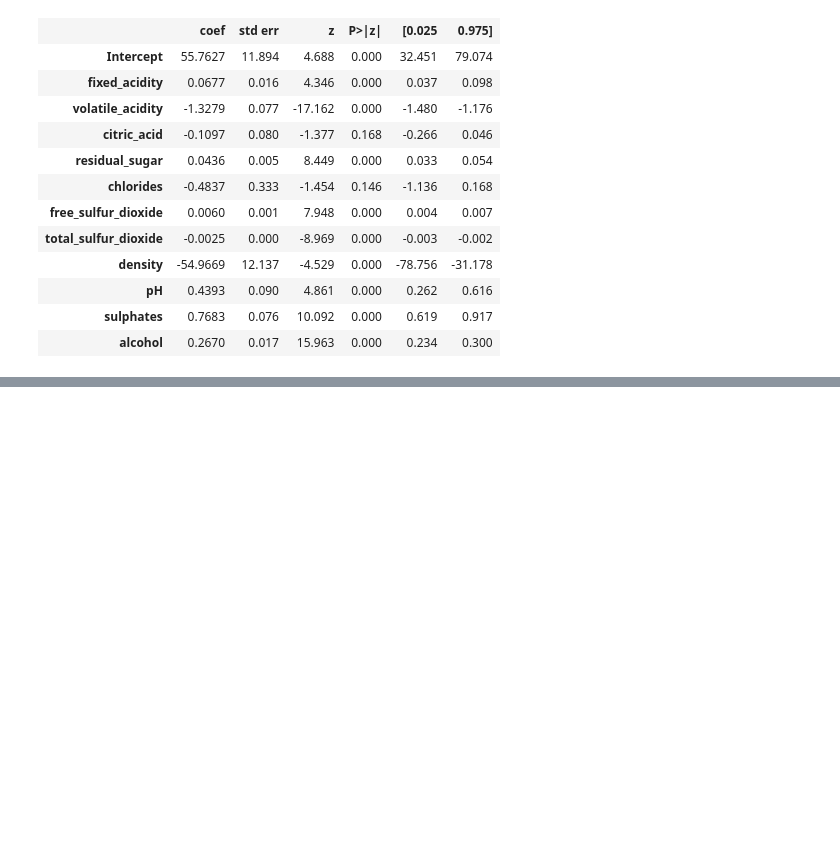
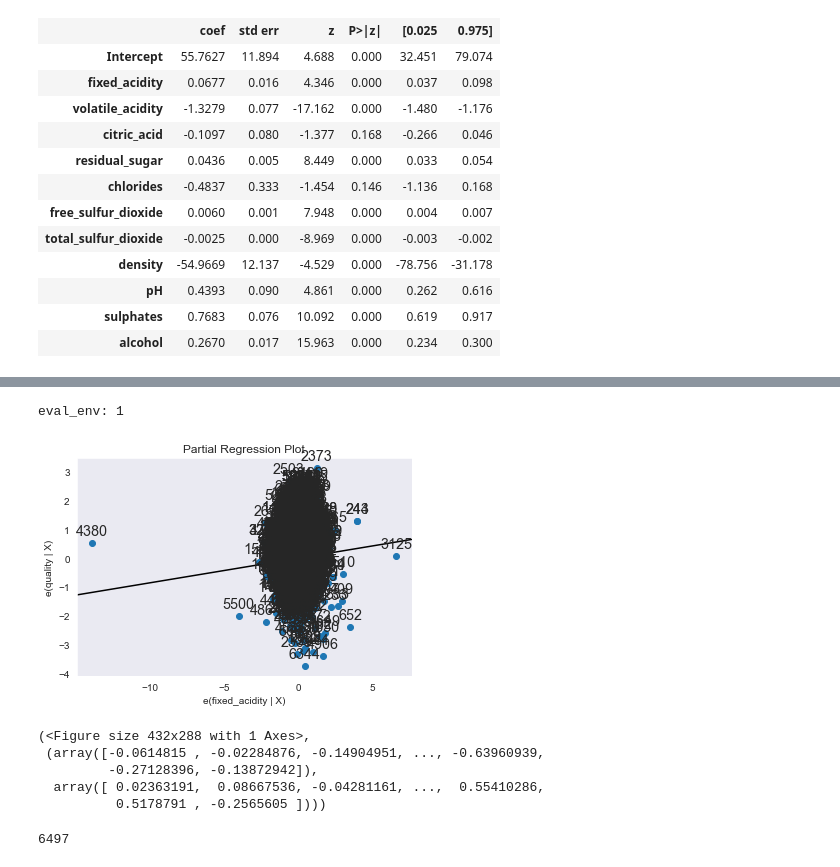
Before and after one commit to jesohyeon/studyBigdata, a Jupyter notebook: day04/wine_quality_analysis.ipynb, the cells around one changed output, grey strips where cells are left out. Cells and saved outputs as stored; diff of their text form; code cells hidden in the pictures; blank space fills up the shorter version.

```diff
--- a/day04/wine_quality_analysis.ipynb
+++ b/day04/wine_quality_analysis.ipynb
@@ -426,0 +566,6 @@ Generalized Linear Model Regression Results
+# %%
+# 패키지 import
+import statsmodels.api as sm
+
+others = list(set(wine.columns).difference(set(['quality', 'fixed_acidity'])))
+others
@@ -426,0 +600,21 @@ Generalized Linear Model Regression Results
+# %%
+# sm.graphics.plot_partregress('quality', 'fixed_acidity', others, data=wine, ret_coords=True)
+p, resids = sm.graphics.plot_partregress('quality', 'fixed_acidity', others, data=wine, ret_coords=True)
+plt.show()
+# 둘 사이 상관관계를 봄
+# %% [output]
+eval_env: 1
+[figure, added]
+# %%
+(p, resids)
+# %% [output]
+(<Figure size 432x288 with 1 Axes>,
+ (array([-0.0614815 , -0.02284876, -0.14904951, ..., -0.63960939,
+         -0.27128396, -0.13872942]),
+  array([ 0.02363191,  0.08667536, -0.04281161, ...,  0.55410286,
+          0.5178791 , -0.2565605 ])))
+# %%
+# p는 튜플
+len(resids[0])
+# %% [output]
+6497
```
Also changed, not shown: parts of 18 cells of this notebook, 2 other files.
